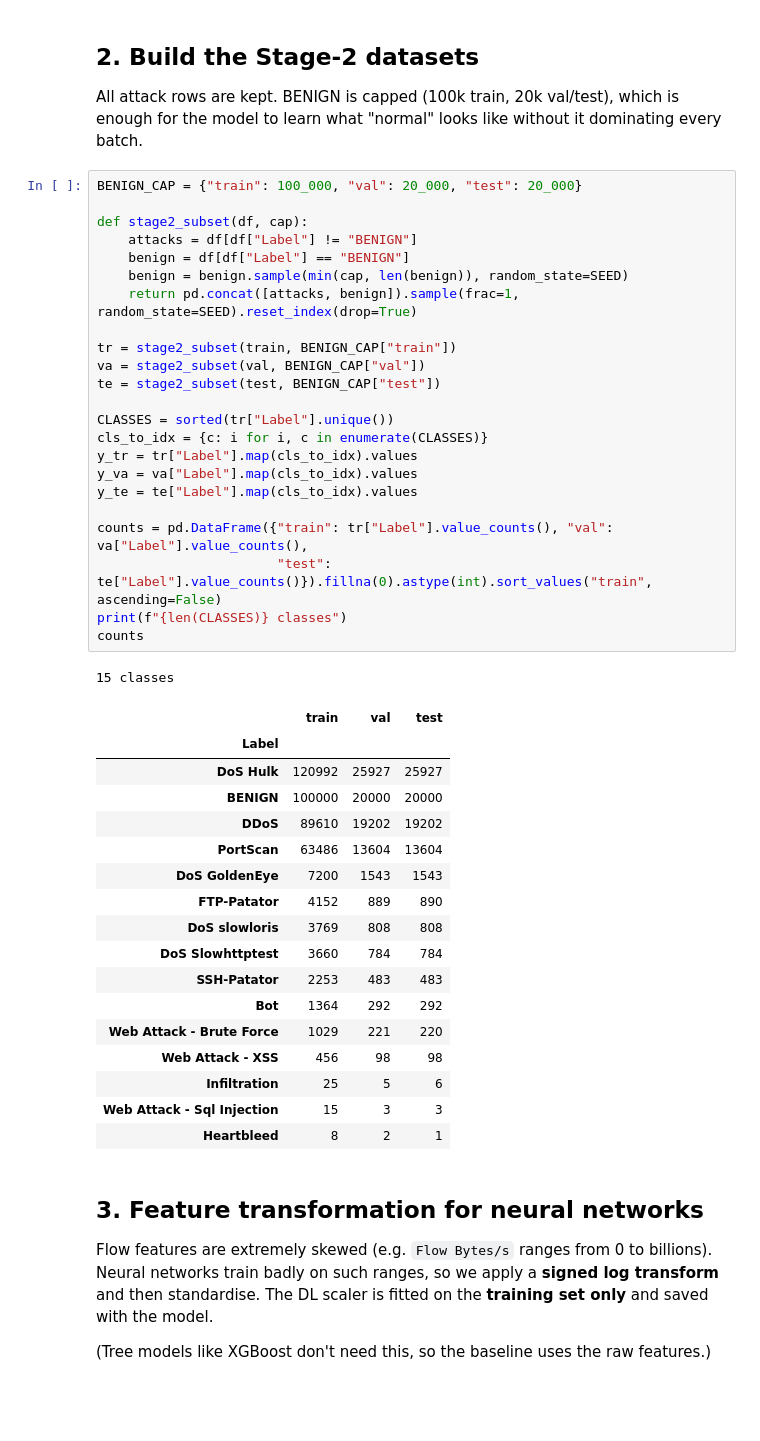
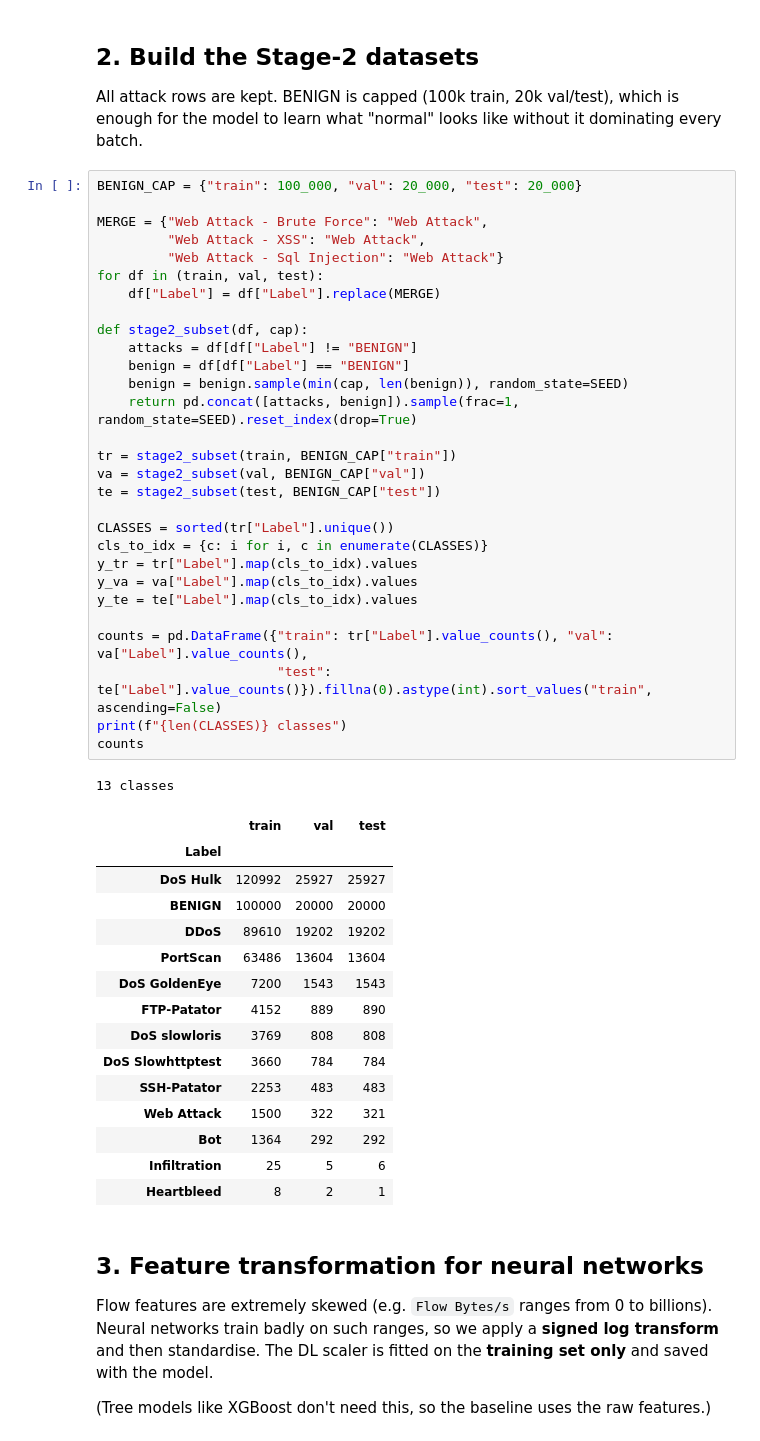
Before and after one commit to Miracle-paul07/cybersentry, a Jupyter notebook: notebooks/04_dl_classification.ipynb, the cells around one changed output. Drawn from its saved outputs; the diff is of its cells as text; blank space fills up the shorter version.

```diff
--- a/notebooks/04_dl_classification.ipynb
+++ b/notebooks/04_dl_classification.ipynb
@@ -69,45 +69,49 @@ PyTorch 2.14.1+cpu | device: CPU | threads: 8
 All attack rows are kept. BENIGN is capped (100k train, 20k val/test), which is enough for the model to learn what "normal" looks like without it dominating every batch.
 # %%
 BENIGN_CAP = {"train": 100_000, "val": 20_000, "test": 20_000}
+
+MERGE = {"Web Attack - Brute Force": "Web Attack",
+         "Web Attack - XSS": "Web Attack",
+         "Web Attack - Sql Injection": "Web Attack"}
+for df in (train, val, test):
+    df["Label"] = df["Label"].replace(MERGE)
 
 def stage2_subset(df, cap):
     attacks = df[df["Label"] != "BENIGN"]
     benign = df[df["Label"] == "BENIGN"]
     benign = benign.sample(min(cap, len(benign)), random_state=SEED)
     return pd.concat([attacks, benign]).sample(frac=1, random_state=SEED).reset_index(drop=True)
 
 tr = stage2_subset(train, BENIGN_CAP["train"])
 va = stage2_subset(val, BENIGN_CAP["val"])
 te = stage2_subset(test, BENIGN_CAP["test"])
 
 CLASSES = sorted(tr["Label"].unique())
 cls_to_idx = {c: i for i, c in enumerate(CLASSES)}
 y_tr = tr["Label"].map(cls_to_idx).values
 y_va = va["Label"].map(cls_to_idx).values
 y_te = te["Label"].map(cls_to_idx).values
 
 counts = pd.DataFrame({"train": tr["Label"].value_counts(), "val": va["Label"].value_counts(),
                        "test": te["Label"].value_counts()}).fillna(0).astype(int).sort_values("train", ascending=False)
 print(f"{len(CLASSES)} classes")
 counts
 # %% [output]
-15 classes
+13 classes
 |  | train | val | test |
 | Label |  |  |  |
 | DoS Hulk | 120992 | 25927 | 25927 |
 | BENIGN | 100000 | 20000 | 20000 |
 | DDoS | 89610 | 19202 | 19202 |
 | PortScan | 63486 | 13604 | 13604 |
 | DoS GoldenEye | 7200 | 1543 | 1543 |
 | FTP-Patator | 4152 | 889 | 890 |
 | DoS slowloris | 3769 | 808 | 808 |
 | DoS Slowhttptest | 3660 | 784 | 784 |
 | SSH-Patator | 2253 | 483 | 483 |
+| Web Attack | 1500 | 322 | 321 |
 | Bot | 1364 | 292 | 292 |
-| Web Attack - Brute Force | 1029 | 221 | 220 |
-| Web Attack - XSS | 456 | 98 | 98 |
 | Infiltration | 25 | 5 | 6 |
-| Web Attack - Sql Injection | 15 | 3 | 3 |
 | Heartbleed | 8 | 2 | 1 |
 # %% [markdown]
 ## 3. Feature transformation for neural networks
```
Also changed, not shown: parts of 9 cells of this notebook, 3 other files.
